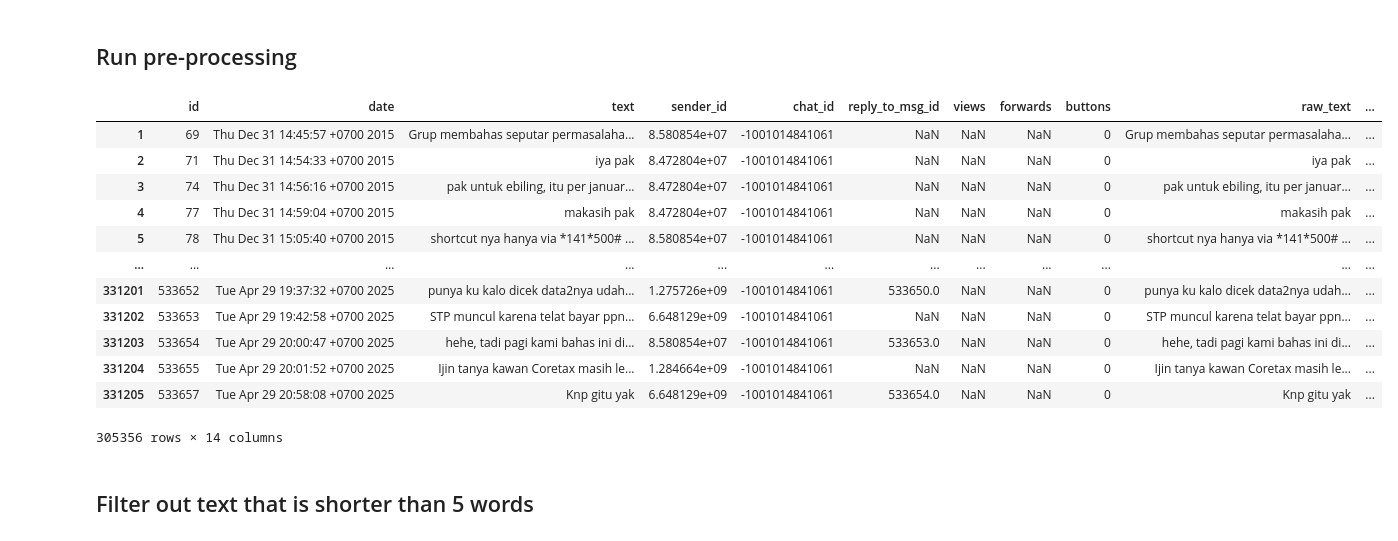
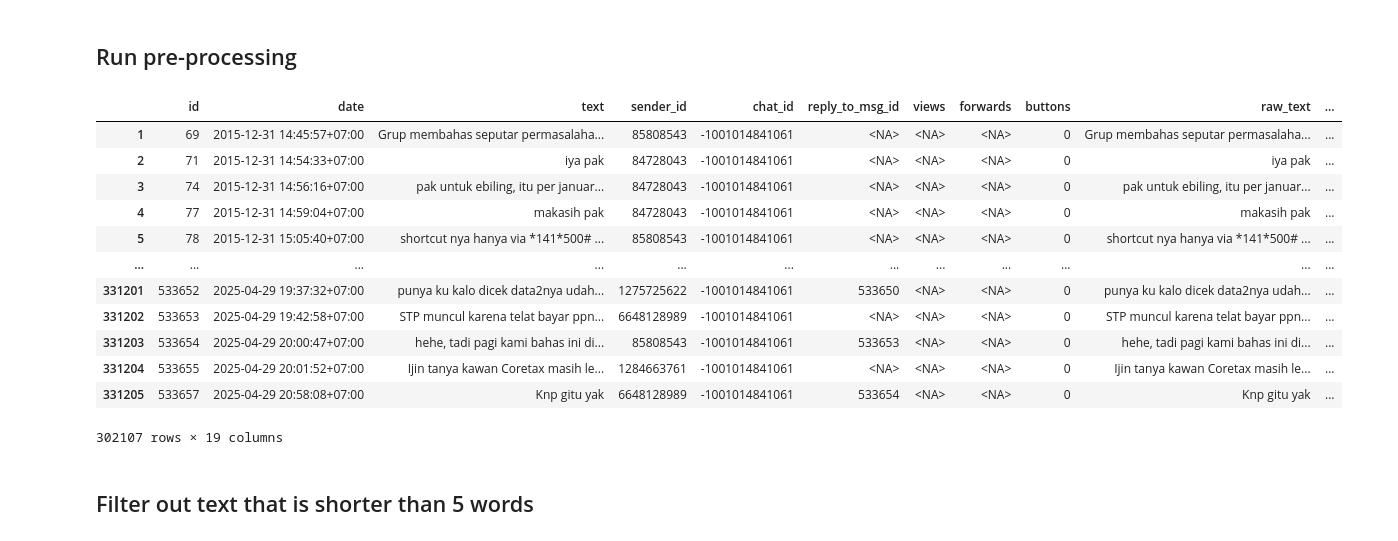
Before and after one commit to khalidjasir/ui-km-paper, a Jupyter notebook: KM_Topic_Modeling.ipynb, the cells around one changed output. Drawn from its saved outputs; the diff is of its cells as text; code cells hidden in the pictures.

```diff
--- a/KM_Topic_Modeling.ipynb
+++ b/KM_Topic_Modeling.ipynb
@@ -202,14 +205,30 @@ import pandas as pd
 
 filename = 'telegram_messages_20250519_042802.csv'
 
+dtype = {
+  'id': 'string',
+  'date': 'string',
+  'text': 'string',
+  'sender_id': 'string',
+  'chat_id': 'string',
+  'reply_to_msg_id': 'string',
+  'views': 'Int64',
+  'forwards': 'Int64',
+  'buttons': 'Int64',
+  'raw_text': 'string',
+  'message_link': 'string'
+}
+
 try:
   if env == 'colab':
     file_path = f'/content/drive/MyDrive/telegram-data/{filename}'
-    messages_df = df = pd.read_csv(file_path)
+    messages_df = pd.read_csv(file_path, dtype=dtype)
+    messages_df['date'] = pd.to_datetime(messages_df['date'], format='%a %b %d %H:%M:%S %z %Y', errors='coerce')
     print(f'Successfully read from {file_path} to dataframe')
   elif env == 'conda':
     file_path = f'./data/{filename}'
-    messages_df = df = pd.read_csv(file_path)
+    messages_df = pd.read_csv(file_path, dtype=dtype)
+    messages_df['date'] = pd.to_datetime(messages_df['date'], format='%a %b %d %H:%M:%S %z %Y', errors='coerce')
     print(f'Successfully read from {file_path} to dataframe')
   else:
     print('Unable to detect suitable environment! Nothing loaded to dataframe')
@@ -241,7 +316,13 @@ Successfully read from /content/drive/MyDrive/telegram-data/telegram_messages_20
 # %%
 import pandas as pd
 
-messages_df.dropna(subset=['text', 'raw_text'], inplace=True)
+messages_df.dropna(subset=[
+  'text',
+  'raw_text',
+  'in_degree',
+  'out_degree',
+  'role'
+], inplace=True)
 
 row_lookup = {
   (row['chat_id'], row['id']): row.to_dict() for _, row in messages_df.iterrows()
@@ -339,26 +420,33 @@ def advanced_clean(text):
 # %%
 import swifter
 
-messages_df.dropna(subset=['text', 'raw_text', 'merged_text'], inplace=True)
+messages_df.dropna(subset=[
+  'text',
+  'raw_text',
+  'in_degree',
+  'out_degree',
+  'role',
+  'merged_text'
+], inplace=True)
 messages_df['basic_clean'] = messages_df['merged_text'].swifter.apply(basic_clean)
 messages_df['advanced_clean'] = messages_df['basic_clean'].swifter.apply(advanced_clean)
 messages_df.dropna(subset=['basic_clean', 'advanced_clean'], inplace=True)
 
 display(messages_df)
 # %% [output]
 |  | id | date | text | sender_id | chat_id | reply_to_msg_id | views | forwards | buttons | raw_text | ... |
-| 1 | 69 | Thu Dec 31 14:45:57 +0700 2015 | Grup membahas seputar permasalaha... | 8.580854e+07 | -1001014841061 | NaN | NaN | NaN | 0 | Grup membahas seputar permasalaha... | ... |
-| 2 | 71 | Thu Dec 31 14:54:33 +0700 2015 | iya pak | 8.472804e+07 | -1001014841061 | NaN | NaN | NaN | 0 | iya pak | ... |
-| 3 | 74 | Thu Dec 31 14:56:16 +0700 2015 | pak untuk ebiling, itu per januar... | 8.472804e+07 | -1001014841061 | NaN | NaN | NaN | 0 | pak untuk ebiling, itu per januar... | ... |
-| 4 | 77 | Thu Dec 31 14:59:04 +0700 2015 | makasih pak | 8.472804e+07 | -1001014841061 | NaN | NaN | NaN | 0 | makasih pak | ... |
-| 5 | 78 | Thu Dec 31 15:05:40 +0700 2015 | shortcut nya hanya via *141*500# ... | 8.580854e+07 | -1001014841061 | NaN | NaN | NaN | 0 | shortcut nya hanya via *141*500# ... | ... |
+| 1 | 69 | 2015-12-31 14:45:57+07:00 | Grup membahas seputar permasalaha... | 85808543 | -1001014841061 | <NA> | <NA> | <NA> | 0 | Grup membahas seputar permasalaha... | ... |
+| 2 | 71 | 2015-12-31 14:54:33+07:00 | iya pak | 84728043 | -1001014841061 | <NA> | <NA> | <NA> | 0 | iya pak | ... |
+| 3 | 74 | 2015-12-31 14:56:16+07:00 | pak untuk ebiling, itu per januar... | 84728043 | -1001014841061 | <NA> | <NA> | <NA> | 0 | pak untuk ebiling, itu per januar... | ... |
+| 4 | 77 | 2015-12-31 14:59:04+07:00 | makasih pak | 84728043 | -1001014841061 | <NA> | <NA> | <NA> | 0 | makasih pak | ... |
+| 5 | 78 | 2015-12-31 15:05:40+07:00 | shortcut nya hanya via *141*500# ... | 85808543 | -1001014841061 | <NA> | <NA> | <NA> | 0 | shortcut nya hanya via *141*500# ... | ... |
 | ... | ... | ... | ... | ... | ... | ... | ... | ... | ... | ... | ... |
-| 331201 | 533652 | Tue Apr 29 19:37:32 +0700 2025 | punya ku kalo dicek data2nya udah... | 1.275726e+09 | -1001014841061 | 533650.0 | NaN | NaN | 0 | punya ku kalo dicek data2nya udah... | ... |
-| 331202 | 533653 | Tue Apr 29 19:42:58 +0700 2025 | STP muncul karena telat bayar ppn... | 6.648129e+09 | -1001014841061 | NaN | NaN | NaN | 0 | STP muncul karena telat bayar ppn... | ... |
-| 331203 | 533654 | Tue Apr 29 20:00:47 +0700 2025 | hehe, tadi pagi kami bahas ini di... | 8.580854e+07 | -1001014841061 | 533653.0 | NaN | NaN | 0 | hehe, tadi pagi kami bahas ini di... | ... |
-| 331204 | 533655 | Tue Apr 29 20:01:52 +0700 2025 | Ijin tanya kawan Coretax masih le... | 1.284664e+09 | -1001014841061 | NaN | NaN | NaN | 0 | Ijin tanya kawan Coretax masih le... | ... |
-| 331205 | 533657 | Tue Apr 29 20:58:08 +0700 2025 | Knp gitu yak | 6.648129e+09 | -1001014841061 | 533654.0 | NaN | NaN | 0 | Knp gitu yak | ... |
+| 331201 | 533652 | 2025-04-29 19:37:32+07:00 | punya ku kalo dicek data2nya udah... | 1275725622 | -1001014841061 | 533650 | <NA> | <NA> | 0 | punya ku kalo dicek data2nya udah... | ... |
+| 331202 | 533653 | 2025-04-29 19:42:58+07:00 | STP muncul karena telat bayar ppn... | 6648128989 | -1001014841061 | <NA> | <NA> | <NA> | 0 | STP muncul karena telat bayar ppn... | ... |
+| 331203 | 533654 | 2025-04-29 20:00:47+07:00 | hehe, tadi pagi kami bahas ini di... | 85808543 | -1001014841061 | 533653 | <NA> | <NA> | 0 | hehe, tadi pagi kami bahas ini di... | ... |
+| 331204 | 533655 | 2025-04-29 20:01:52+07:00 | Ijin tanya kawan Coretax masih le... | 1284663761 | -1001014841061 | <NA> | <NA> | <NA> | 0 | Ijin tanya kawan Coretax masih le... | ... |
+| 331205 | 533657 | 2025-04-29 20:58:08+07:00 | Knp gitu yak | 6648128989 | -1001014841061 | 533654 | <NA> | <NA> | 0 | Knp gitu yak | ... |
-305356 rows × 14 columns
+302107 rows × 19 columns
 # %% [markdown]
 ## Filter out text that is shorter than 5 words
 # %%
```
Also changed, not shown: parts of 14 cells of this notebook.
